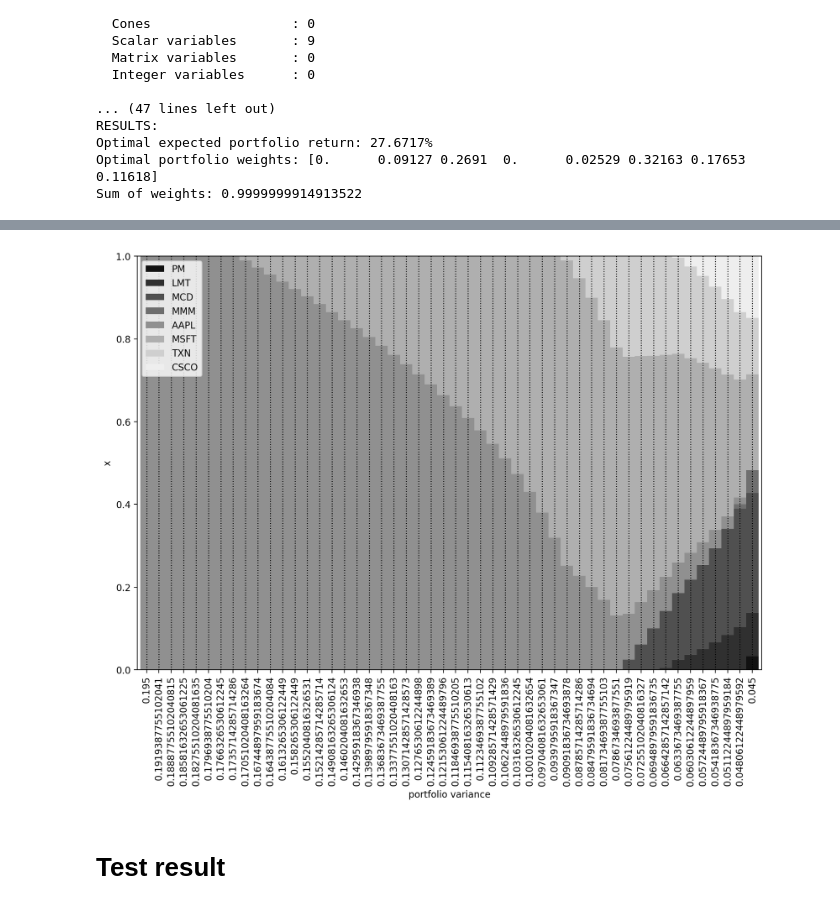
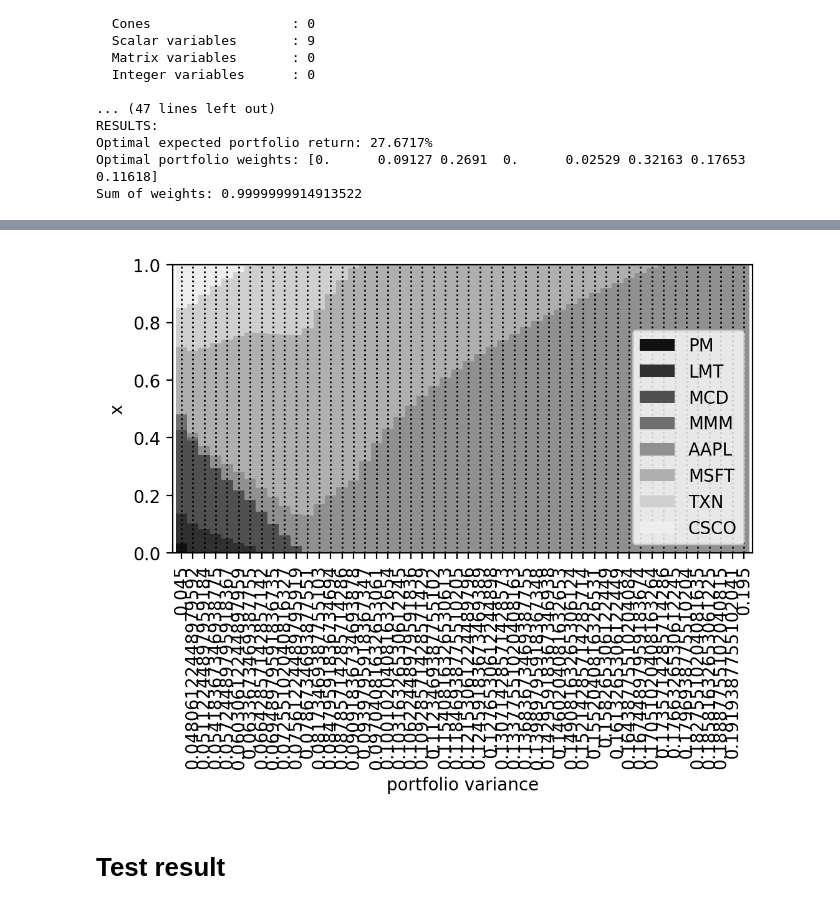
Before and after one commit to upadhyayvivek/MosekPortOpt, a Jupyter notebook: python/notebooks-colab/ch2_mean-variance_optimization.ipynb, the cells around one changed output, grey strips where cells are left out. Drawn from its saved outputs; the diff is of its cells as text; code cells hidden in the pictures.

```diff
--- a/python/notebooks-colab/ch2_mean-variance_optimization.ipynb
+++ b/python/notebooks-colab/ch2_mean-variance_optimization.ipynb
@@ -294,12 +274,12 @@ df_result.iloc[::-1]
 # %%
 my_cmap = LinearSegmentedColormap.from_list("non-extreme gray", ["#111111", "#eeeeee"], N=256, gamma=1.0)
 ax = plt.gca()
-ax.set_xticks(df_result.iloc[::-1]['gamma2'])
-df_result.iloc[::-1].set_index('gamma2').iloc[:, 4:].plot.bar(ax=ax, colormap=my_cmap, xlabel='portfolio variance', ylabel="x", stacked=True, width=1.0)
+ax.set_xticks(df_result['gamma2'])
+df_result.set_index('gamma2').iloc[:, 4:].plot.bar(ax=ax, colormap=my_cmap, xlabel='portfolio variance', ylabel="x", stacked=True, width=1.0,figsize=(6,3))
 ax.set_ylim([0, 1])
 ax.grid(which='both', axis='x', linestyle=':', color='k', linewidth=1)
 # %% [output]
-[figure, old version]
+[figure, new version]
 # %% [markdown]
 # Test result
 # %%
```
Also changed, not shown: parts of 2 cells of this notebook.
